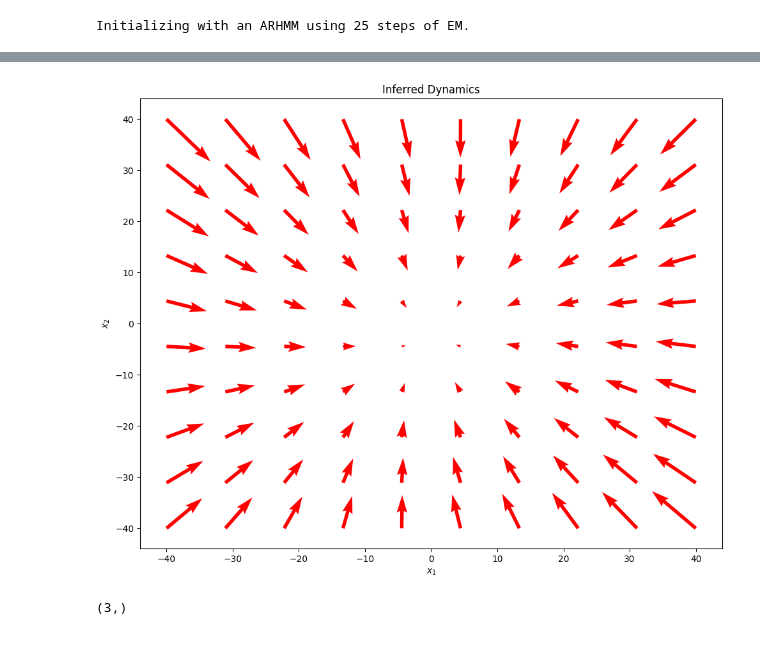
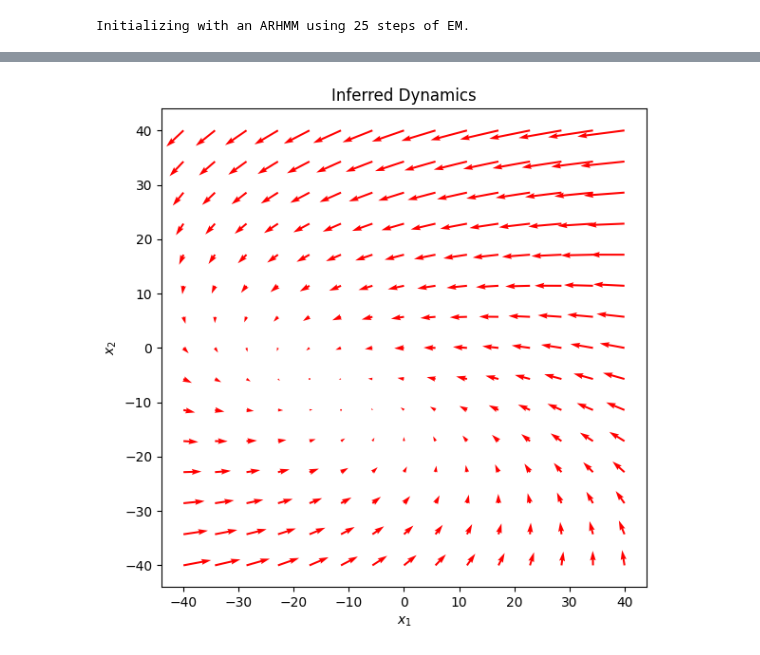
Before and after one commit to hantman-lab/realSpike, a Jupyter notebook: notebooks/dim_reduction/ssm_poisson_LDS.ipynb, the cells around one changed output, grey strips where cells are left out. Drawn from its saved outputs; the diff is of its cells as text; code cells hidden in the pictures.

```diff
--- a/notebooks/dim_reduction/ssm_poisson_LDS.ipynb
+++ b/notebooks/dim_reduction/ssm_poisson_LDS.ipynb
@@ -149,7 +152,7 @@ gain
 all_data = list()
 
 # HYPERPARAMETERS TO TOGGLE
-bin_size = 5
+bin_size = 10
 
 p_colors = list()
 c = {0: "indigo", 14: "teal", 17: "magenta", 20: "orange"}
@@ -191,6 +194,6 @@ for i in tqdm(control_idxs):
 
     sigma = 5
 
-    smoothed = gaussian_filter1d(binned_spikes, sigma=sigma, axis=1)
+    #smoothed = gaussian_filter1d(binned_spikes, sigma=sigma, axis=1)
 
     all_data.append(binned_spikes)
@@ -207,5 +241,19 @@ plt.colorbar()
 # %% [markdown]
 # Create model
+# %%
+# smooth the data
+model_data = list()
+
+lift_start = int(50 / bin_size)
+after_lift = int(300 / bin_size) + lift_start
+
+
+for d in all_data:
+    # smooth spikes
+    d = gaussian_filter1d(d, sigma=5, axis=1)
+    model_data.append(np.asarray(d[:, lift_start:after_lift].T, dtype=int))
 # %%
 state_dim = 3
-obs_dim = all_data[0].shape[0]
+obs_dim = model_data[0].shape[1]
+
+(state_dim, obs_dim)
@@ -223,7 +267,7 @@ plds = ssm.LDS(obs_dim, state_dim, emissions="poisson_orthog", emission_kwargs=d
 # %% [markdown]
 # Fit the model
 # %%
-elbos, q = plds.fit(model_data, method="laplace_em", num_iters=100)
+elbos, q = plds.fit(model_data, method="laplace_em", num_iters=25)
 # %% [output]
 Initializing with an ARHMM using 25 steps of EM.
 # %%
@@ -276,26 +283,26 @@ from ssm.plots import plot_dynamics_2d
 # %%
 # Extract dynamics matrix from the true model
 # A_true = true_lds.dynamics.A
 # b_true = true_lds.dynamics.b
 
 A_est = plds.dynamics.A
 b_est = plds.dynamics.b
 
-f, ax = plt.subplots(1, 1, figsize=(10, 8))
+f, ax = plt.subplots(1, 1, figsize=(6, 6))
 # plot_dynamics_2d(A_true, b_true, npts=10, axis=ax[0], color=colors[0])
 # ax[0].set_xlabel("$x_1$")
 # ax[0].set_ylabel("$x_2$")
 # ax[0].set_title("True Dynamics")
 
-plot_dynamics_2d(A_est[:2, :2], b_est[:2], npts=10, axis=ax, color="red")
+plot_dynamics_2d(A_est[:2, :2] , b_est[:2], npts=15, axis=ax, color="red")
+#plt.plot(states_plds[:,0], states_plds[:,1], '-k', lw=3)
 ax.set_xlabel("$x_1$")
 ax.set_ylabel("$x_2$")
 ax.set_title("Inferred Dynamics")
 
 plt.tight_layout()
+
+plt.savefig(f"/home/clewis/repos/realSpike/data/rb50_20250127/plds_dynamics_{bin_size}ms.png")
+plt.show()
 # %% [output]
-[figure, old version]
+[figure, new version]
-# %%
-b_est.shape
-# %% [output]
-(3,)
```
Also changed, not shown: parts of 23 cells of this notebook.
